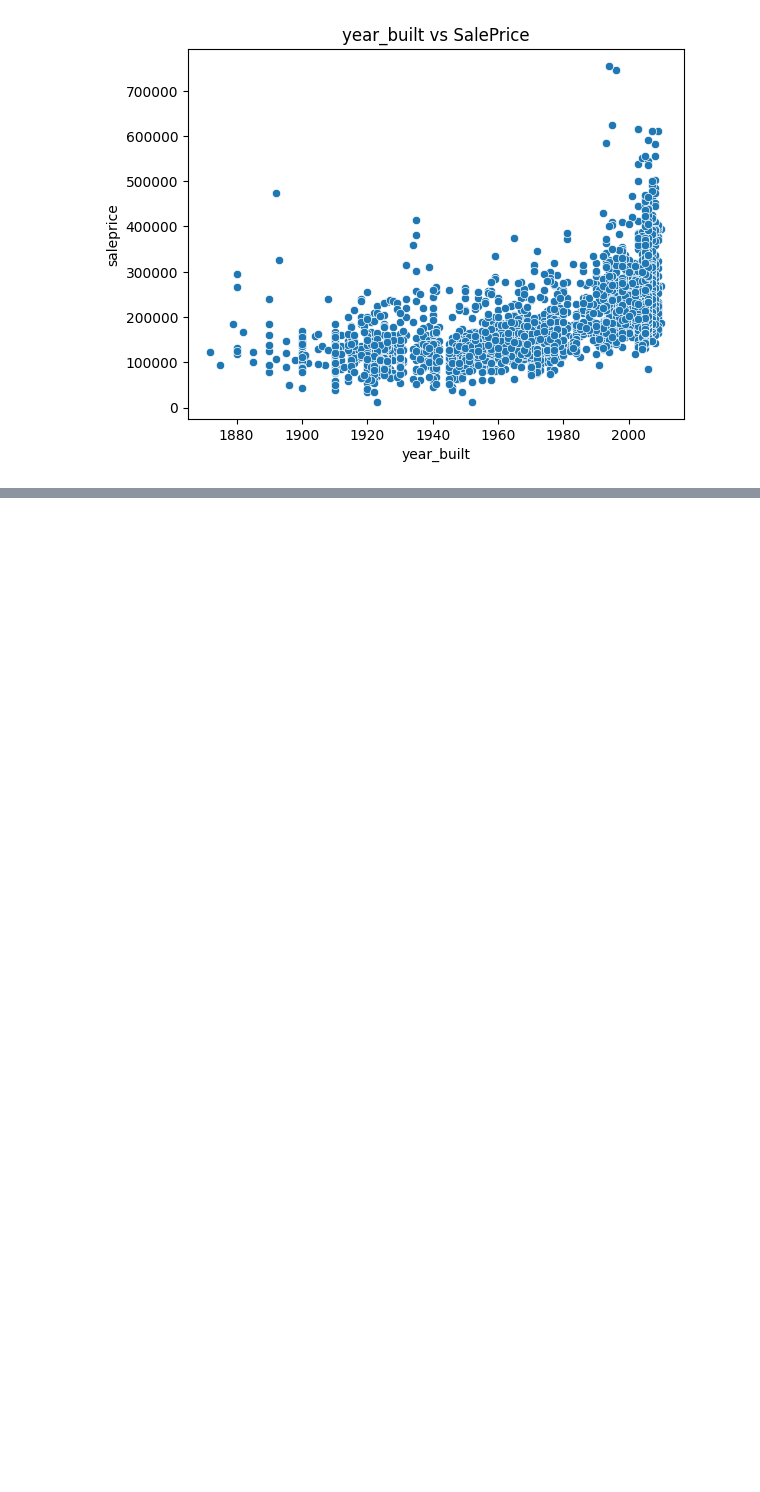
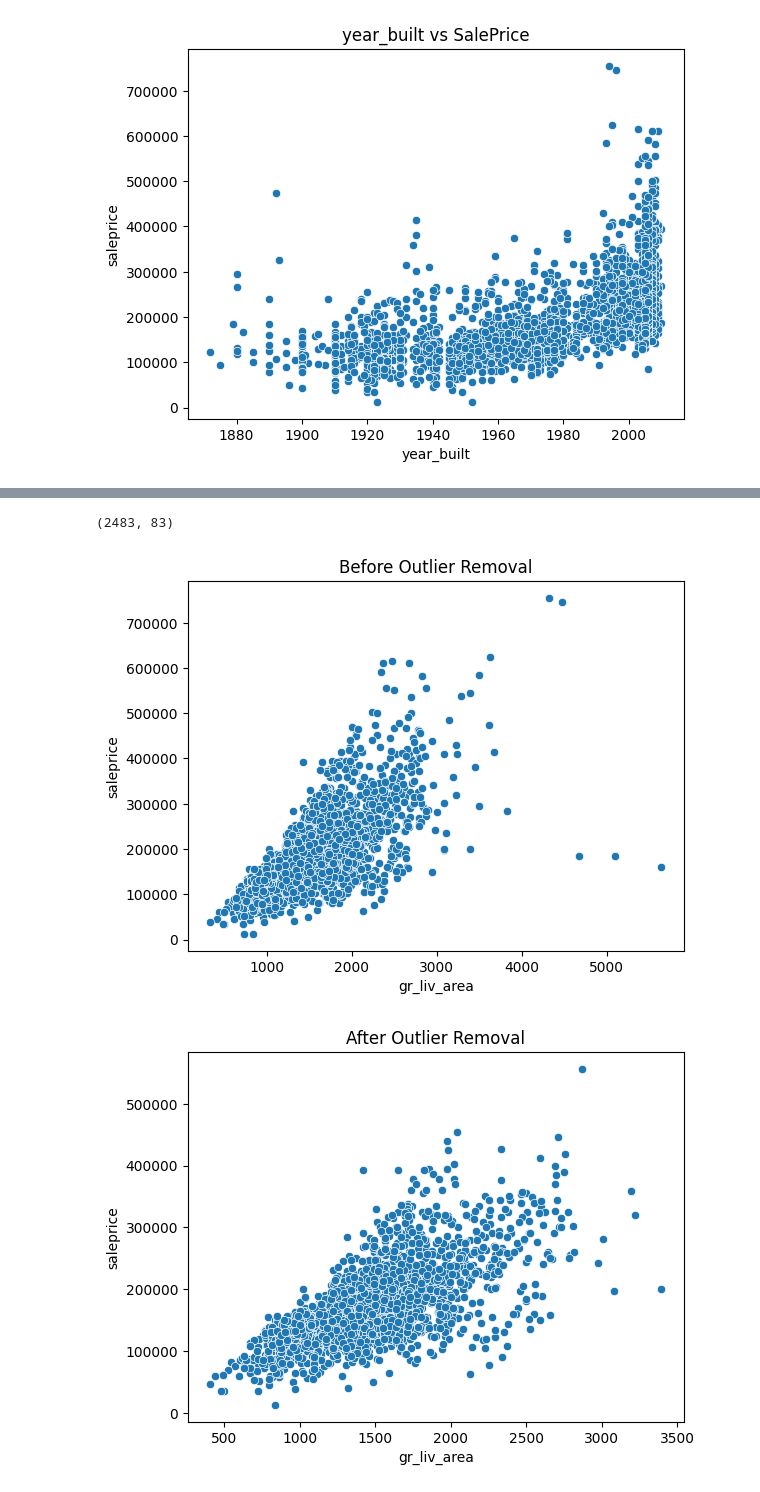
Before and after one commit to sahilrw/house-price-predictor, a Jupyter notebook: notebooks/01_eda.ipynb, the cells around one changed output, grey strips where cells are left out. Drawn from its saved outputs; the diff is of its cells as text; code cells hidden in the pictures; blank space fills up the shorter version.

```diff
--- a/notebooks/01_eda.ipynb
+++ b/notebooks/01_eda.ipynb
@@ -396,0 +398,5 @@ AttributeError: 'Series' object has no attribute 'quanitle'
+# %%
+iqr_columns = ['lot_area', 'total_bsmt_sf', '1st_flr_sf', '2nd_flr_sf',
+    'garage_area', 'garage_cars', 'mas_vnr_area', 'overall_qual', 'year_built']
+
+df_clean = remove_extreme_outliers(df, iqr_columns=iqr_columns)
@@ -396,0 +416,17 @@ AttributeError: 'Series' object has no attribute 'quanitle'
+# %%
+df_clean.shape
+# %% [output]
+(2483, 83)
+# %%
+# Before removal
+sns.scatterplot(x=df['gr_liv_area'], y=df['saleprice'])
+plt.title("Before Outlier Removal")
+plt.show()
+
+# After removal
+sns.scatterplot(x=df_clean['gr_liv_area'], y=df_clean['saleprice'])
+plt.title("After Outlier Removal")
+plt.show()
+# %% [output]
+[figure, added]
+[figure, added]
```
Also changed, not shown: parts of 11 cells of this notebook, 4 other files.
